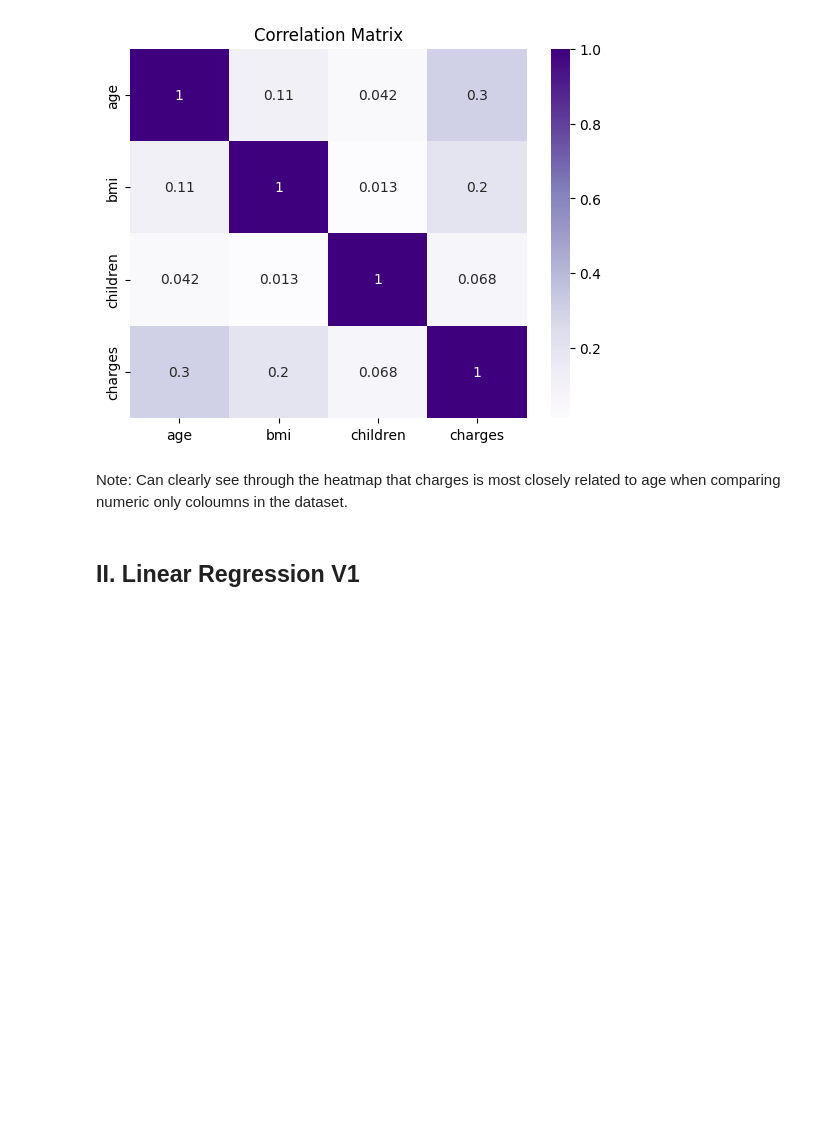
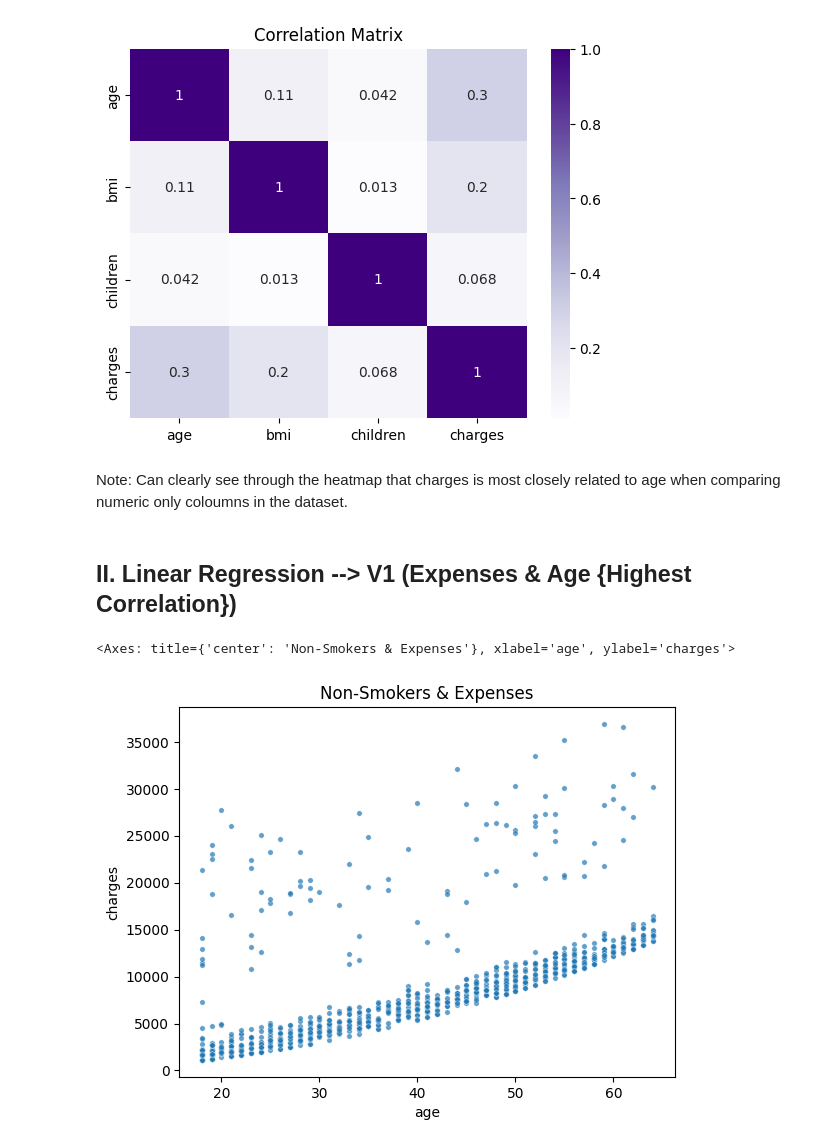
Before and after one commit to devp19/MyHealth, a Jupyter notebook: MyHealth.ipynb, the cells around one changed output. Saved outputs shown, nothing was run; the diff lists cells and outputs as text; code cells hidden in the pictures; blank space fills up the shorter version.

```diff
--- a/MyHealth.ipynb
+++ b/MyHealth.ipynb
@@ -104,4 +104,12 @@ Text(0.5, 1.0, 'Correlation Matrix')
 # %% [markdown]
 Note: Can clearly see through the heatmap that charges is most closely related to age when comparing numeric only coloumns in the dataset.
 # %% [markdown]
-## II. Linear Regression V1
+## II. Linear Regression --> V1 (Expenses & Age {Highest Correlation})
+# %%
+nonSmoker_df = medicalExpenses_df[medicalExpenses_df.smoker == 'no']
+# %%
+plt.title('Non-Smokers & Expenses')
+sns.scatterplot(data=nonSmoker_df, x='age', y='charges', alpha=0.7, s=15)
+# %% [output]
+<Axes: title={'center': 'Non-Smokers & Expenses'}, xlabel='age', ylabel='charges'>
+[figure, added]
```
Also changed, not shown: parts of 6 cells of this notebook.
